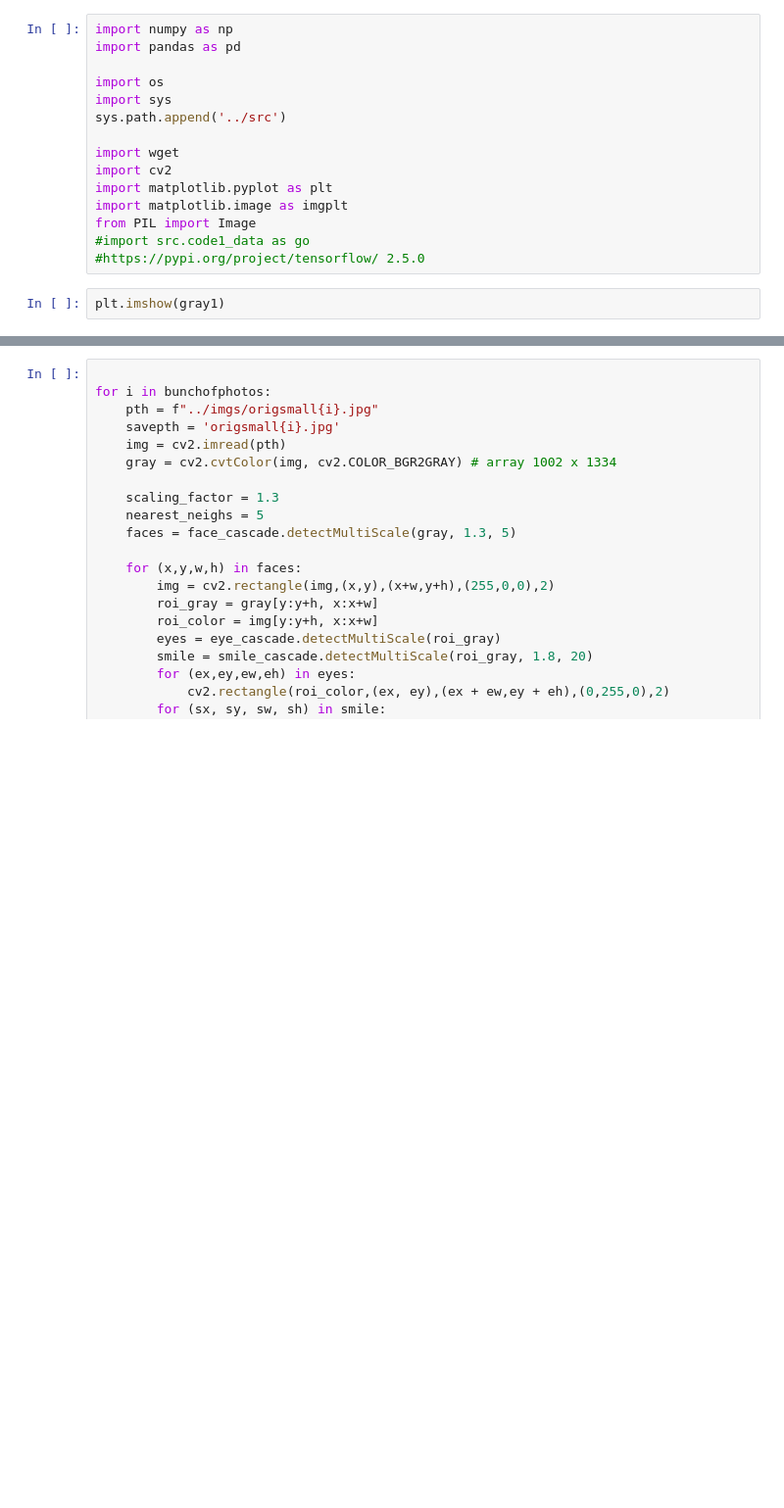
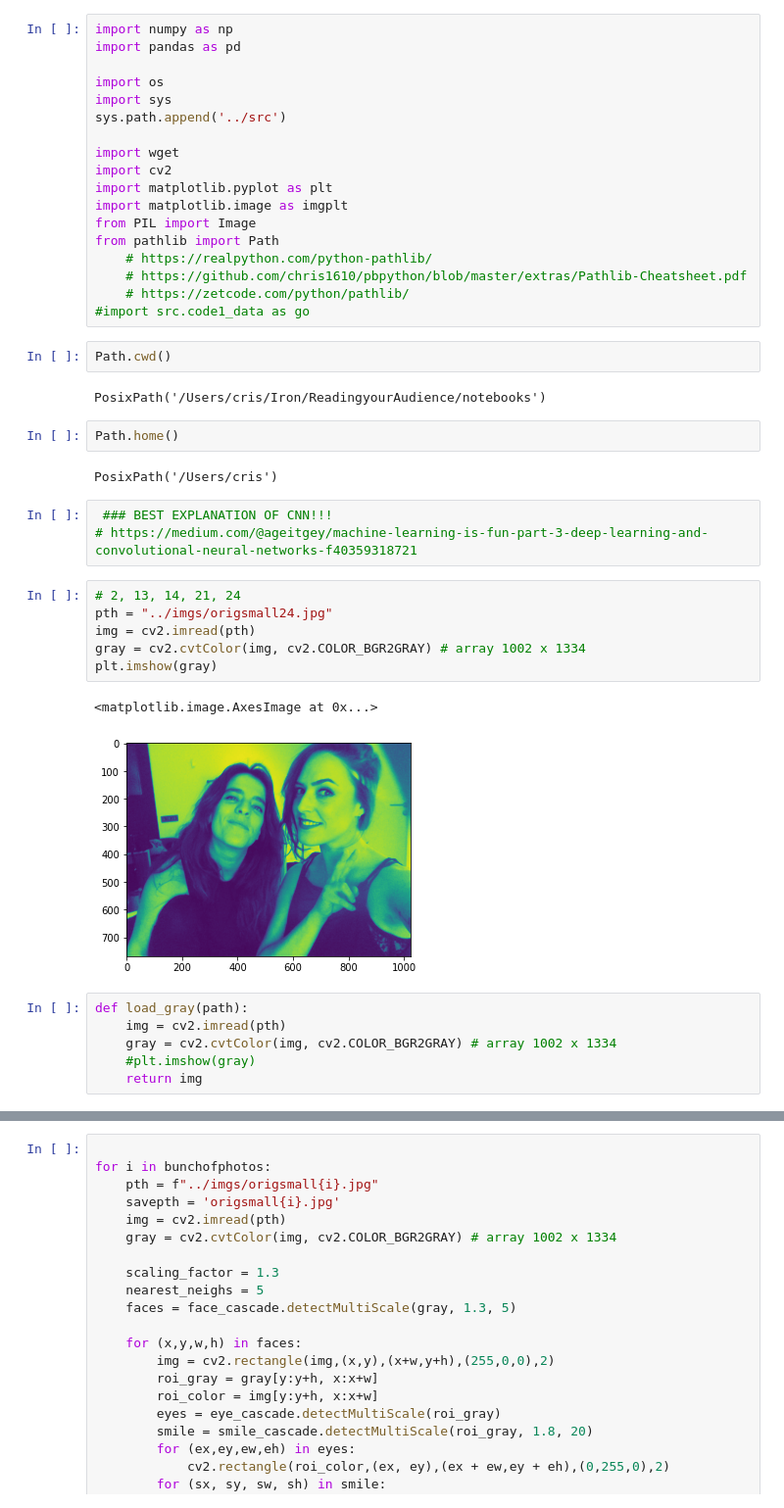
Before and after one commit to CristinaCallejo/AudienceResearch, a Jupyter notebook: notebooks/jn2.ipynb, the cells around one changed output, grey strips where cells are left out. Shown at 98% size. Drawn from its saved outputs; the diff is of its cells as text; blank space fills up the shorter version.

```diff
--- a/notebooks/jn2.ipynb
+++ b/notebooks/jn2.ipynb
@@ -11,8 +11,35 @@ import cv2
 import matplotlib.pyplot as plt
 import matplotlib.image as imgplt
 from PIL import Image
+from pathlib import Path
+    # https://realpython.com/python-pathlib/
+    # https://github.com/chris1610/pbpython/blob/master/extras/Pathlib-Cheatsheet.pdf
+    # https://zetcode.com/python/pathlib/
 #import src.code1_data as go
-#https://pypi.org/project/tensorflow/ 2.5.0
-# %%
-plt.imshow(gray1)
+# %%
+Path.cwd()
+# %% [output]
+PosixPath('/Users/cris/Iron/ReadingyourAudience/notebooks')
+# %%
+Path.home()
+# %% [output]
+PosixPath('/Users/cris')
+# %%
+ ### BEST EXPLANATION OF CNN!!!
+# https://medium.com/@ageitgey/machine-learning-is-fun-part-3-deep-learning-and-convolutional-neural-networks-f40359318721
+# %%
+# 2, 13, 14, 21, 24
+pth = "../imgs/origsmall24.jpg"
+img = cv2.imread(pth)
+gray = cv2.cvtColor(img, cv2.COLOR_BGR2GRAY) # array 1002 x 1334
+plt.imshow(gray)
+# %% [output]
+<matplotlib.image.AxesImage at 0x...>
+[figure, added]
+# %%
+def load_gray(path):
+    img = cv2.imread(pth)
+    gray = cv2.cvtColor(img, cv2.COLOR_BGR2GRAY) # array 1002 x 1334
+    #plt.imshow(gray)
+    return img
 # %%
```
Also changed, not shown: parts of 14 cells of this notebook, 13 other files.
